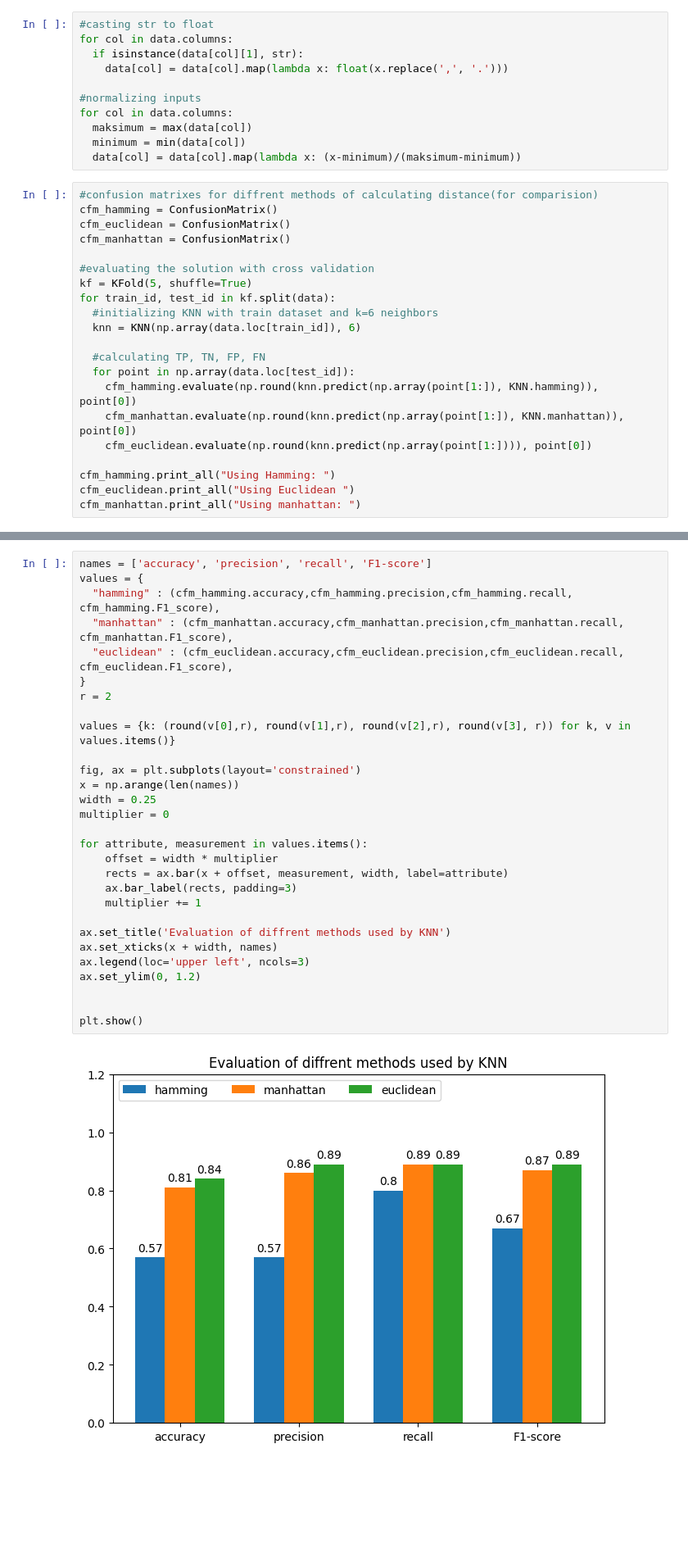
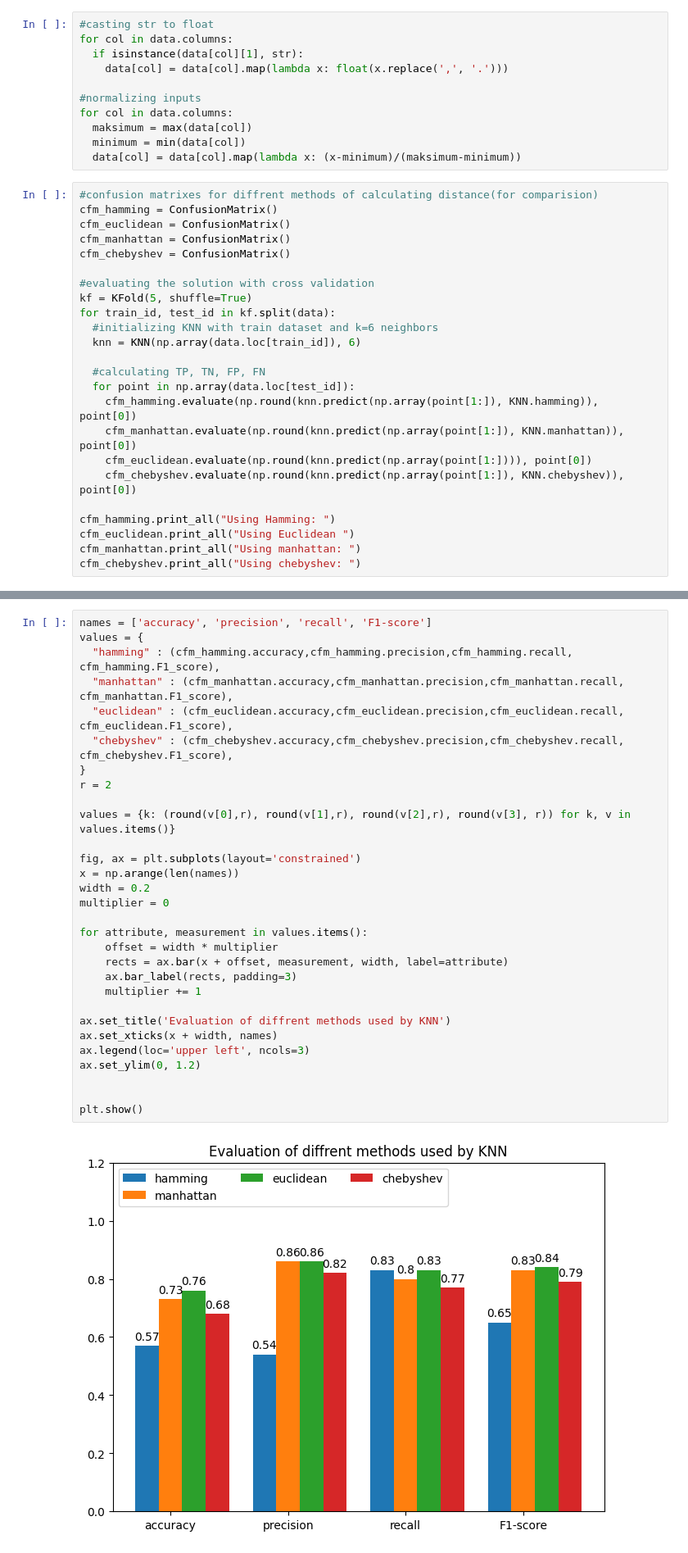
Before and after one commit to Kamzie1/AI_MED_Recruitment, a Jupyter notebook: solution.ipynb, the cells around one changed output, grey strips where cells are left out. Shown at 82% size. Saved outputs shown, nothing was run; the diff lists cells and outputs as text; blank space fills up the shorter version.

Commit message:
added chebyshev distance

```diff
--- a/solution.ipynb
+++ b/solution.ipynb
@@ -32,6 +32,7 @@ for col in data.columns:
 cfm_hamming = ConfusionMatrix()
 cfm_euclidean = ConfusionMatrix()
 cfm_manhattan = ConfusionMatrix()
+cfm_chebyshev = ConfusionMatrix()
 
 #evaluating the solution with cross validation
 kf = KFold(5, shuffle=True)
@@ -44,8 +45,10 @@ for train_id, test_id in kf.split(data):
     cfm_hamming.evaluate(np.round(knn.predict(np.array(point[1:]), KNN.hamming)), point[0])
     cfm_manhattan.evaluate(np.round(knn.predict(np.array(point[1:]), KNN.manhattan)), point[0])
     cfm_euclidean.evaluate(np.round(knn.predict(np.array(point[1:]))), point[0])
+    cfm_chebyshev.evaluate(np.round(knn.predict(np.array(point[1:]), KNN.chebyshev)), point[0])
 
 cfm_hamming.print_all("Using Hamming: ")
 cfm_euclidean.print_all("Using Euclidean ")
 cfm_manhattan.print_all("Using manhattan: ")
+cfm_chebyshev.print_all("Using chebyshev: ")
 # %% [output]
@@ -55,31 +59,32 @@ Using manhattan:  Accuracy: 0.8108108108108109 Precision: 0.8571428571428571 Rec
 # %%
 names = ['accuracy', 'precision', 'recall', 'F1-score']
 values = {
   "hamming" : (cfm_hamming.accuracy,cfm_hamming.precision,cfm_hamming.recall, cfm_hamming.F1_score),
   "manhattan" : (cfm_manhattan.accuracy,cfm_manhattan.precision,cfm_manhattan.recall, cfm_manhattan.F1_score),
   "euclidean" : (cfm_euclidean.accuracy,cfm_euclidean.precision,cfm_euclidean.recall, cfm_euclidean.F1_score),
+  "chebyshev" : (cfm_chebyshev.accuracy,cfm_chebyshev.precision,cfm_chebyshev.recall, cfm_chebyshev.F1_score),
 }
 r = 2
 
 values = {k: (round(v[0],r), round(v[1],r), round(v[2],r), round(v[3], r)) for k, v in values.items()}
 
 fig, ax = plt.subplots(layout='constrained')
 x = np.arange(len(names))
-width = 0.25
+width = 0.2
 multiplier = 0
 
 for attribute, measurement in values.items():
     offset = width * multiplier
     rects = ax.bar(x + offset, measurement, width, label=attribute)
     ax.bar_label(rects, padding=3)
     multiplier += 1
 
 ax.set_title('Evaluation of diffrent methods used by KNN')
 ax.set_xticks(x + width, names)
 ax.legend(loc='upper left', ncols=3)
 ax.set_ylim(0, 1.2)
 
 
 plt.show()
 # %% [output]
-[figure, old version]
+[figure, new version]
```
Also changed, not shown: parts of 1 cell of this notebook, 1 other file.
